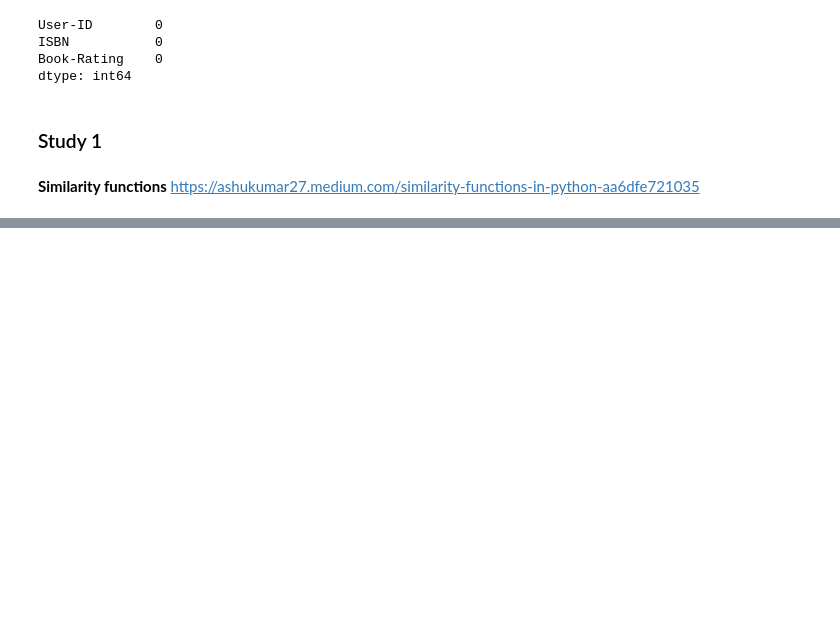
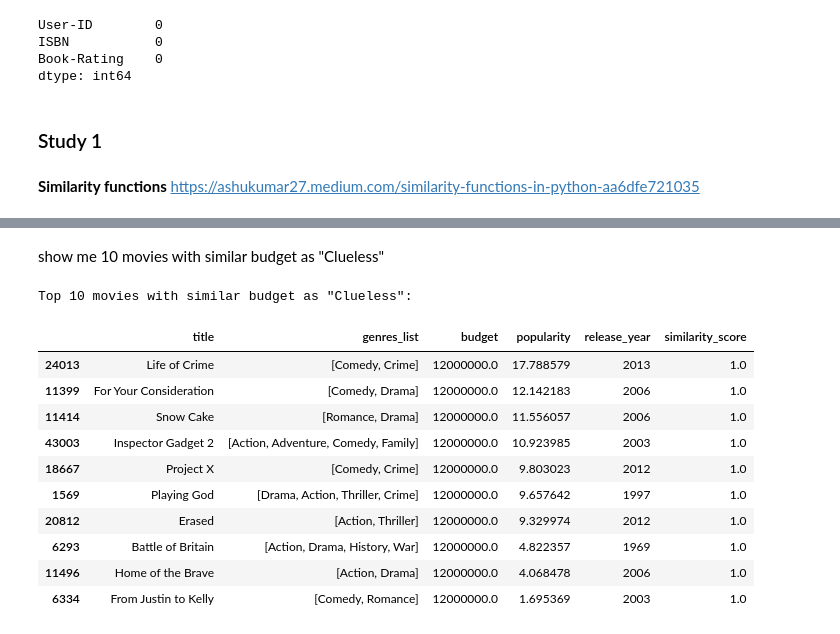
Before and after one commit to maddierioux/CSI4142_A4, a Jupyter notebook: Studies.ipynb, the cells around one changed output, grey strips where cells are left out. Cells and saved outputs as stored; diff of their text form; code cells hidden in the pictures; blank space fills up the shorter version.

```diff
--- a/Studies.ipynb
+++ b/Studies.ipynb
@@ -304,0 +487,22 @@ dtype: int64
+# %% [markdown]
+show me 10 movies with similar budget as "Clueless"
+# %%
+# 2. Similar movies by budget
+clueless_row = metadata_df.loc[metadata_df['title'] == 'Clueless']
+input_budget = clueless_row['budget'].iloc[0]
+similarity_scores = metadata_df['budget'].apply(lambda x: euclidean_similarity(x, input_budget)).values
+print('\nTop 10 movies with similar budget as "Clueless":')
+display(sort_based_on_popularity(get_top_n_results(similarity_scores, 'Clueless')))
+# %% [output]
+Top 10 movies with similar budget as "Clueless":
+|  | title | genres_list | budget | popularity | release_year | similarity_score |
+| 24013 | Life of Crime | [Comedy, Crime] | 12000000.0 | 17.788579 | 2013 | 1.0 |
+| 11399 | For Your Consideration | [Comedy, Drama] | 12000000.0 | 12.142183 | 2006 | 1.0 |
+| 11414 | Snow Cake | [Romance, Drama] | 12000000.0 | 11.556057 | 2006 | 1.0 |
+| 43003 | Inspector Gadget 2 | [Action, Adventure, Comedy, Family] | 12000000.0 | 10.923985 | 2003 | 1.0 |
+| 18667 | Project X | [Comedy, Crime] | 12000000.0 | 9.803023 | 2012 | 1.0 |
+| 1569 | Playing God | [Drama, Action, Thriller, Crime] | 12000000.0 | 9.657642 | 1997 | 1.0 |
+| 20812 | Erased | [Action, Thriller] | 12000000.0 | 9.329974 | 2012 | 1.0 |
+| 6293 | Battle of Britain | [Action, Drama, History, War] | 12000000.0 | 4.822357 | 1969 | 1.0 |
+| 11496 | Home of the Brave | [Action, Drama] | 12000000.0 | 4.068478 | 2006 | 1.0 |
+| 6334 | From Justin to Kelly | [Comedy, Romance] | 12000000.0 | 1.695369 | 2003 | 1.0 |
```
Also changed, not shown: parts of 58 cells of this notebook.
